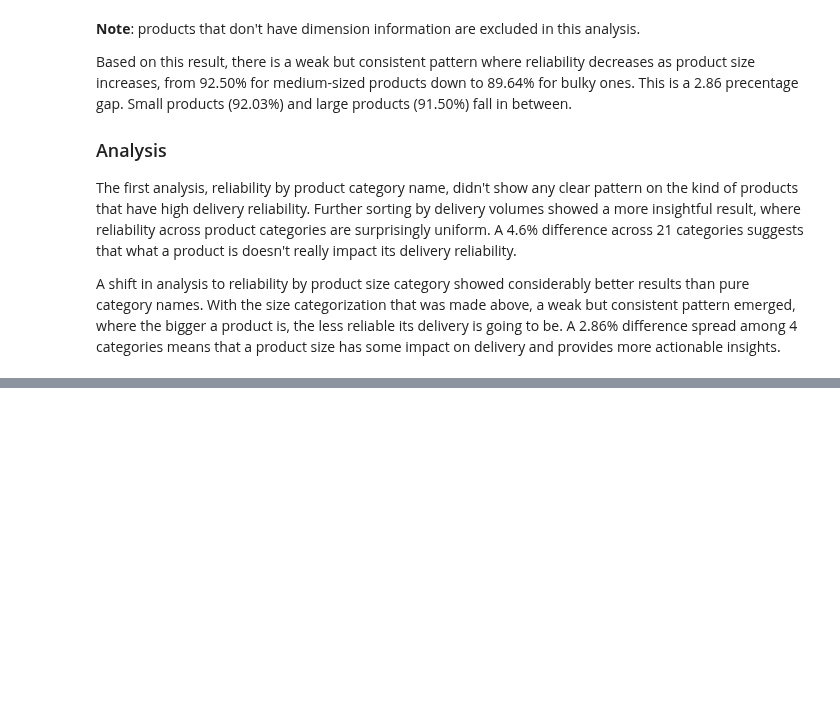
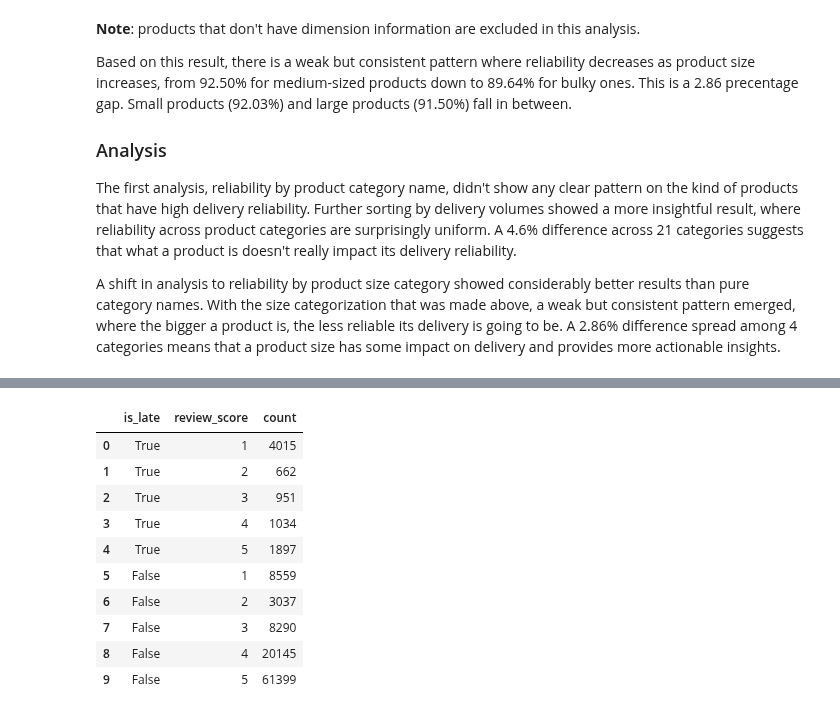
Before and after one commit to jyovian/olist-logistics-analysis, a Jupyter notebook: notebooks/03_analysis.ipynb, the cells around one changed output, grey strips where cells are left out. Cells and saved outputs as stored; diff of their text form; code cells hidden in the pictures; blank space fills up the shorter version.

```diff
--- a/notebooks/03_analysis.ipynb
+++ b/notebooks/03_analysis.ipynb
@@ -381,0 +411,24 @@ A shift in analysis to reliability by product size category showed considerably
+# %%
+con.execute("""
+    SELECT
+        f.is_late,
+        r.review_score,
+        COUNT(*) AS count
+    FROM mart.fact_reviews r
+    JOIN mart.fact_deliveries f ON r.order_id = f.order_id
+    WHERE f.is_delivery_complete = TRUE
+    GROUP BY f.is_late, r.review_score
+    ORDER BY f.is_late DESC, r.review_score
+""").fetchdf()
+# %% [output]
+|  | is_late | review_score | count |
+| 0 | True | 1 | 4015 |
+| 1 | True | 2 | 662 |
+| 2 | True | 3 | 951 |
+| 3 | True | 4 | 1034 |
+| 4 | True | 5 | 1897 |
+| 5 | False | 1 | 8559 |
+| 6 | False | 2 | 3037 |
+| 7 | False | 3 | 8290 |
+| 8 | False | 4 | 20145 |
+| 9 | False | 5 | 61399 |
```
Also changed, not shown: parts of 4 cells of this notebook.
